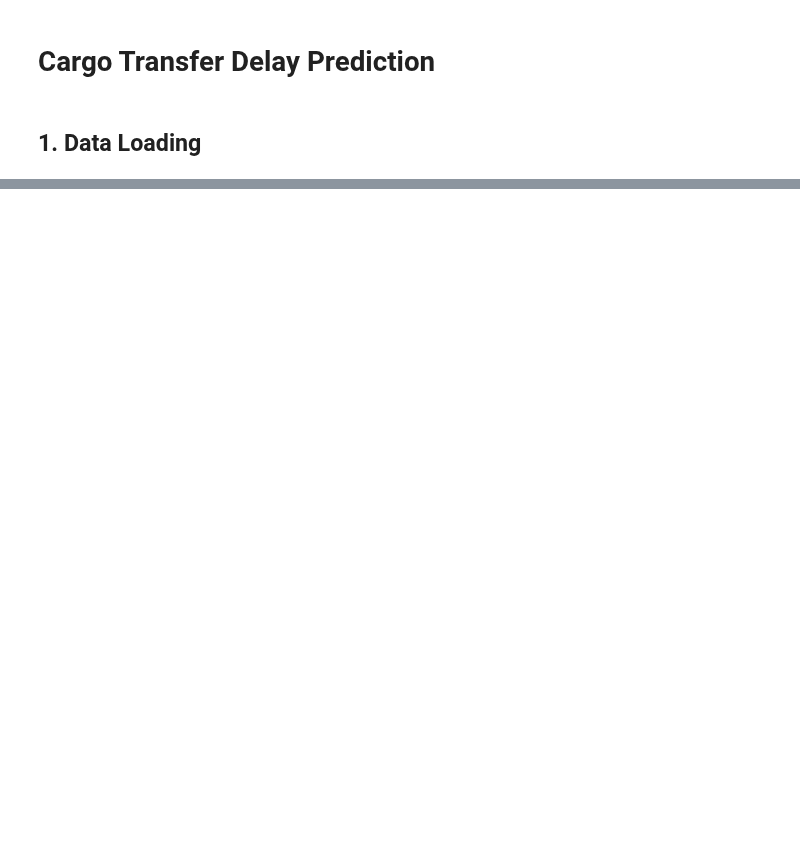
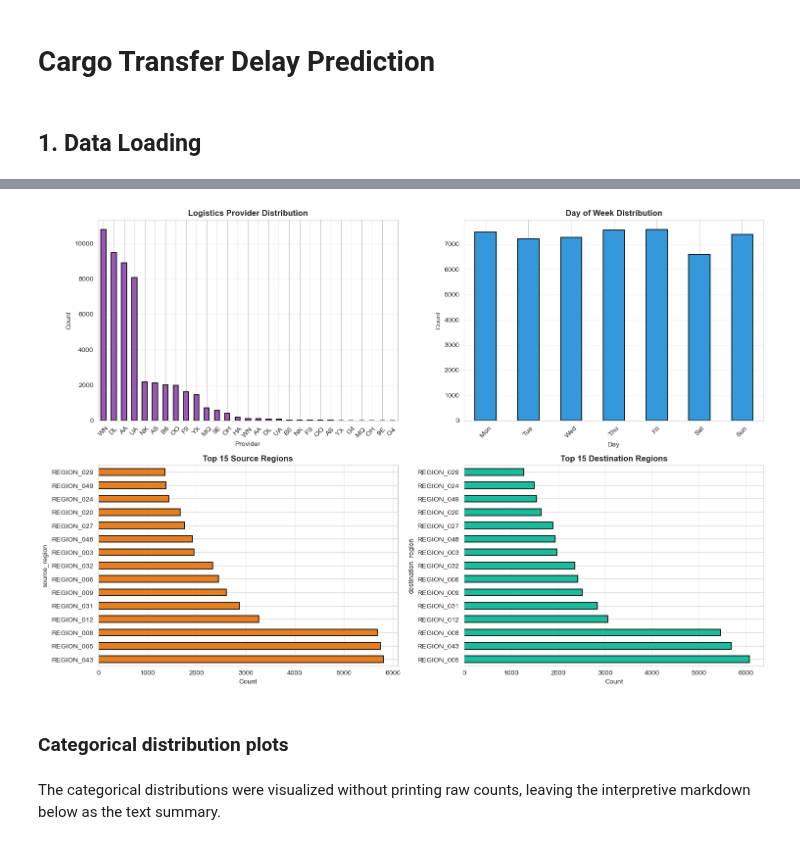
Before and after one commit to InbarKedem/final-project-intro-to-ml, a Jupyter notebook: task.ipynb, the cells around one changed output, grey strips where cells are left out. Saved outputs shown, nothing was run; the diff lists cells and outputs as text; code cells hidden in the pictures; blank space fills up the shorter version.

```diff
--- a/task.ipynb
+++ b/task.ipynb
@@ -47,0 +306,51 @@ First few rows of training data:
+# %%
+# Visualize key categorical features
+fig, axes = plt.subplots(2, 2, figsize=(15, 10))
+
+# 1. Logistics Provider
+ax1 = axes[0, 0]
+provider_counts = train_df['logistics_provider'].value_counts()
+provider_counts.plot(kind='bar', ax=ax1, color='#9b59b6', edgecolor='black', linewidth=1.2)
+ax1.set_title('Logistics Provider Distribution', fontsize=12, fontweight='bold')
+ax1.set_xlabel('Provider')
+ax1.set_ylabel('Count')
+ax1.tick_params(axis='x', rotation=45)
+ax1.grid(axis='y', alpha=0.3)
+
+# 2. Day of Week
+ax2 = axes[0, 1]
+dow_counts = train_df['day_of_week'].value_counts().sort_index()
+days = ['Mon', 'Tue', 'Wed', 'Thu', 'Fri', 'Sat', 'Sun']
+dow_counts.index = [days[i-1] if i-1 < len(days) else f'Day {i}' for i in dow_counts.index]
+dow_counts.plot(kind='bar', ax=ax2, color='#3498db', edgecolor='black', linewidth=1.2)
+ax2.set_title('Day of Week Distribution', fontsize=12, fontweight='bold')
+ax2.set_xlabel('Day')
+ax2.set_ylabel('Count')
+ax2.tick_params(axis='x', rotation=45)
+ax2.grid(axis='y', alpha=0.3)
+
+# 3. Top Source Regions
+ax3 = axes[1, 0]
+source_region_counts = train_df['source_region'].value_counts().head(15)
+source_region_counts.plot(kind='barh', ax=ax3, color='#e67e22', edgecolor='black', linewidth=1.2)
+ax3.set_title('Top 15 Source Regions', fontsize=12, fontweight='bold')
+ax3.set_xlabel('Count')
+ax3.grid(axis='x', alpha=0.3)
+
+# 4. Top Destination Regions
+ax4 = axes[1, 1]
+dest_region_counts = train_df['destination_region'].value_counts().head(15)
+dest_region_counts.plot(kind='barh', ax=ax4, color='#1abc9c', edgecolor='black', linewidth=1.2)
+ax4.set_title('Top 15 Destination Regions', fontsize=12, fontweight='bold')
+ax4.set_xlabel('Count')
+ax4.grid(axis='x', alpha=0.3)
+
+plt.tight_layout()
+plt.show()
+
+md("### Categorical distribution plots")
+md("The categorical distributions were visualized without printing raw counts, leaving the interpretive markdown below as the text summary.")
+# %% [output]
+[figure, added]
+### Categorical distribution plots
+The categorical distributions were visualized without printing raw counts, leaving the interpretive markdown below as the text summary.
```
Also changed, not shown: parts of 41 cells of this notebook, 3 other files.
